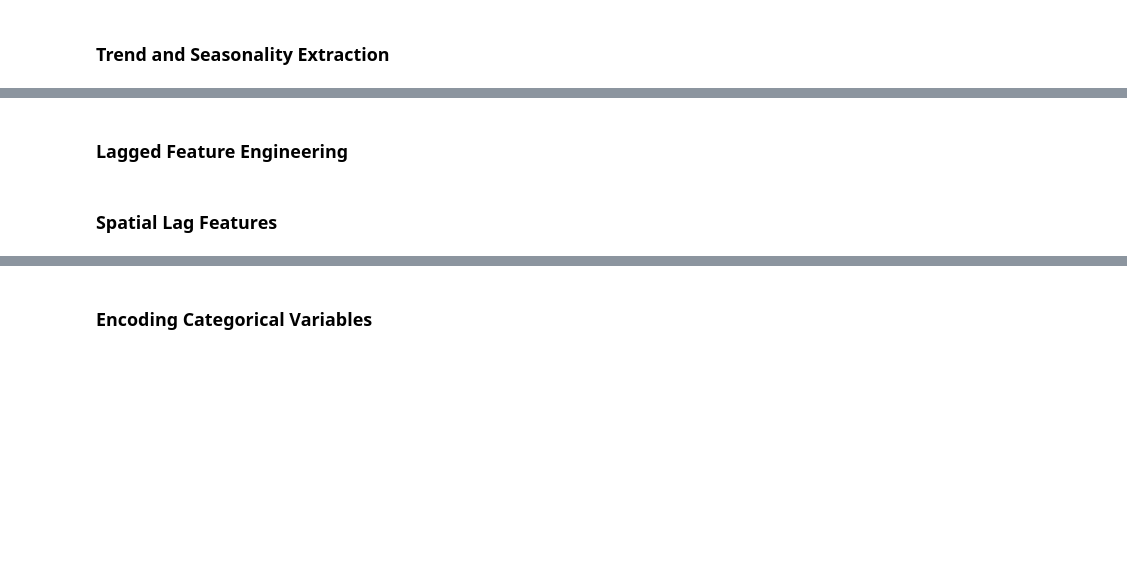
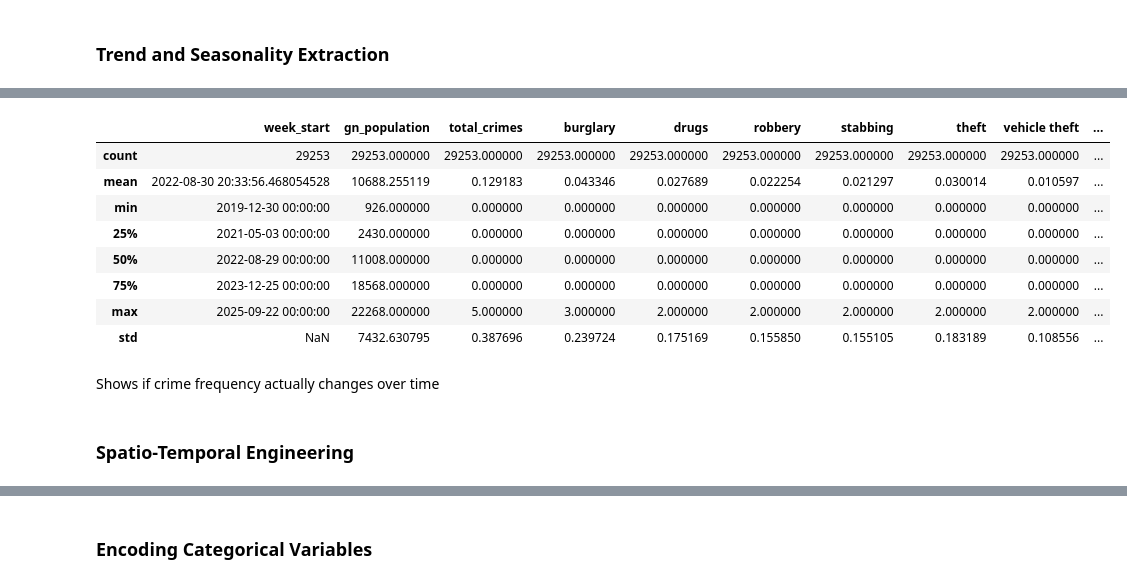
Before and after one commit to Chanthul4054/E-Policing, a Jupyter notebook: Component_1_DPP&DC.ipynb, the cells around one changed output, grey strips where cells are left out. Saved outputs shown, nothing was run; the diff lists cells and outputs as text; code cells hidden in the pictures; blank space fills up the shorter version.

```diff
--- a/Component_1_DPP&DC.ipynb
+++ b/Component_1_DPP&DC.ipynb
@@ -66,9 +138,14 @@ crime_df
 This code converts your list of individual crime incidents into a neat summary table that shows the total number of crimes for each neighborhood on each day.
 # %%
 #The primary key -> gn_pcode
+# Convert date to a weekly period
+crime_df['week_start'] = pd.to_datetime(crime_df['date']).dt.to_period('W').dt.start_time
 # Group by Date and GN Division
-aggregated_df = crime_df.groupby(['date', 'gn_pcode', 'gn_division', 'gn_population','land_use_type']).size().reset_index(name='crime_count')
+weekly_aggregated = crime_df.groupby([
+    'week_start', 'gn_pcode', 'gn_division', 'gn_population',
+    'land_use_type'
+], observed=True).size().reset_index(name='total_crimes')
 # Sort by date and division for a clear timeline
-aggregated_df = aggregated_df.sort_values(by=['date', 'gn_division'])
+weekly_aggregated = weekly_aggregated.sort_values(by=['week_start', 'gn_division'])
 # %%
 # Display the result
@@ -184,0 +215,31 @@ final_grid['days_from_start'] = (final_grid['date'] - start_date).dt.days
+# %%
+#1. Extract Basic Time Components
+
+# Extract basic features from the 'date' column
+final_grid['month'] = final_grid['week_start'].dt.month
+
+#2. Map the Season - > weather patterns
+def get_season(month):
+    if month in [12, 1, 2]: return 'NE_Monsoon'
+    if month in [3, 4]: return 'First_Inter'
+    if month in [5, 6, 7, 8, 9]: return 'SW_Monsoon'
+    return 'Second_Inter'
+
+final_grid['season'] = final_grid['month'].apply(get_season)
+final_grid = pd.get_dummies(final_grid, columns=['season'], prefix='season')
+
+# 3. Weekly Holiday Flag
+# We check if the specific week contained a holiday in your original data
+crime_df['week_start'] = pd.to_datetime(crime_df['date']).dt.to_period('W').dt.start_time
+weeks_with_holidays = crime_df[crime_df['is_holiday'] == 1]['week_start'].unique()
+
+final_grid['has_holiday_in_week'] = final_grid['week_start'].isin(weeks_with_holidays).astype(int)
+
+# 4. Long-term Trend Indicator (Weeks from Start)
+start_week = final_grid['week_start'].min()
+final_grid['weeks_from_start'] = ((final_grid['week_start'] - start_week).dt.days // 7).astype(int)
+
+# Calculate a 4-week rolling average of total crimes
+final_grid['crime_trend_4w'] = final_grid.groupby('gn_pcode')['total_crimes'].transform(
+    lambda x: x.rolling(window=4, min_periods=1).mean()
+)
@@ -185,2 +266,16 @@ final_grid['days_from_start'] = (final_grid['date'] - start_date).dt.days
+# %%
+final_grid.describe()
+# %% [output]
+|  | week_start | gn_population | total_crimes | burglary | drugs | robbery | stabbing | theft | vehicle theft | ... |
+| count | 29253 | 29253.000000 | 29253.000000 | 29253.000000 | 29253.000000 | 29253.000000 | 29253.000000 | 29253.000000 | 29253.000000 | ... |
+| mean | 2022-08-30 20:33:56.468054528 | 10688.255119 | 0.129183 | 0.043346 | 0.027689 | 0.022254 | 0.021297 | 0.030014 | 0.010597 | ... |
+| min | 2019-12-30 00:00:00 | 926.000000 | 0.000000 | 0.000000 | 0.000000 | 0.000000 | 0.000000 | 0.000000 | 0.000000 | ... |
+| 25% | 2021-05-03 00:00:00 | 2430.000000 | 0.000000 | 0.000000 | 0.000000 | 0.000000 | 0.000000 | 0.000000 | 0.000000 | ... |
+| 50% | 2022-08-29 00:00:00 | 11008.000000 | 0.000000 | 0.000000 | 0.000000 | 0.000000 | 0.000000 | 0.000000 | 0.000000 | ... |
+| 75% | 2023-12-25 00:00:00 | 18568.000000 | 0.000000 | 0.000000 | 0.000000 | 0.000000 | 0.000000 | 0.000000 | 0.000000 | ... |
+| max | 2025-09-22 00:00:00 | 22268.000000 | 5.000000 | 3.000000 | 2.000000 | 2.000000 | 2.000000 | 2.000000 | 2.000000 | ... |
+| std | NaN | 7432.630795 | 0.387696 | 0.239724 | 0.175169 | 0.155850 | 0.155105 | 0.183189 | 0.108556 | ... |
+# %% [markdown]
+Shows if crime frequency actually changes over time
 # %% [markdown]
-### Lagged Feature Engineering
+### Spatio-Temporal Engineering
@@ -205,2 +281,0 @@ final_grid[['lag_1_slot', 'lag_daily', 'rolling_avg_24h']] = final_grid[['lag_1_
-# %% [markdown]
-### Spatial Lag Features
```
Also changed, not shown: parts of 56 cells of this notebook.
